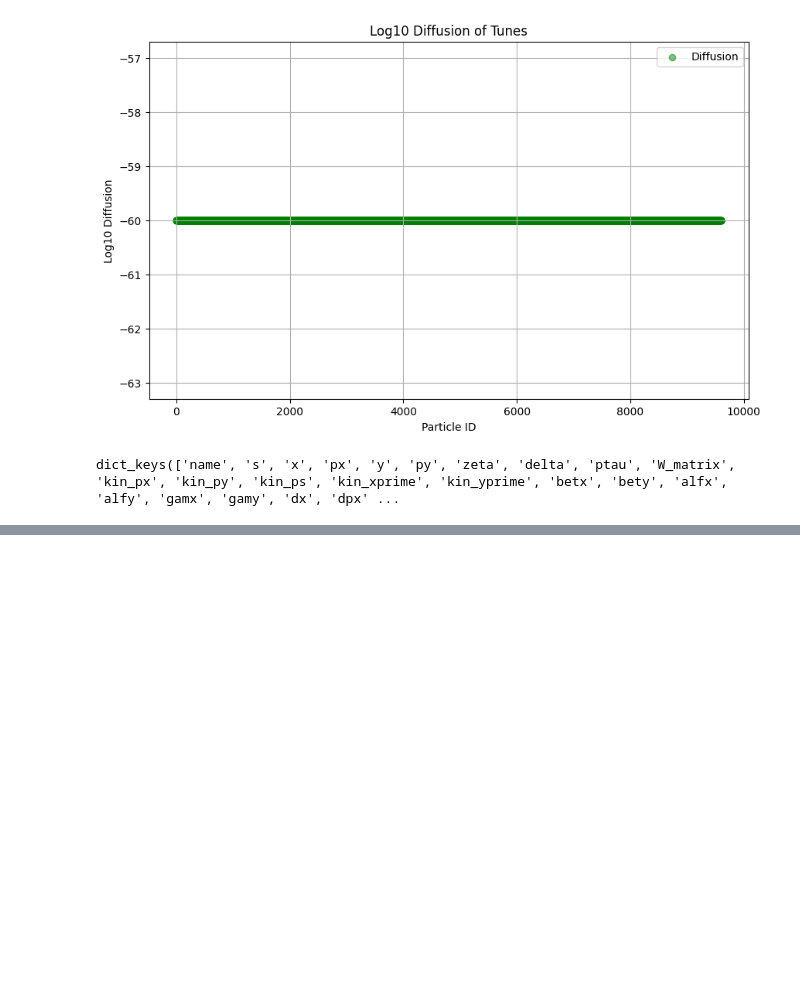
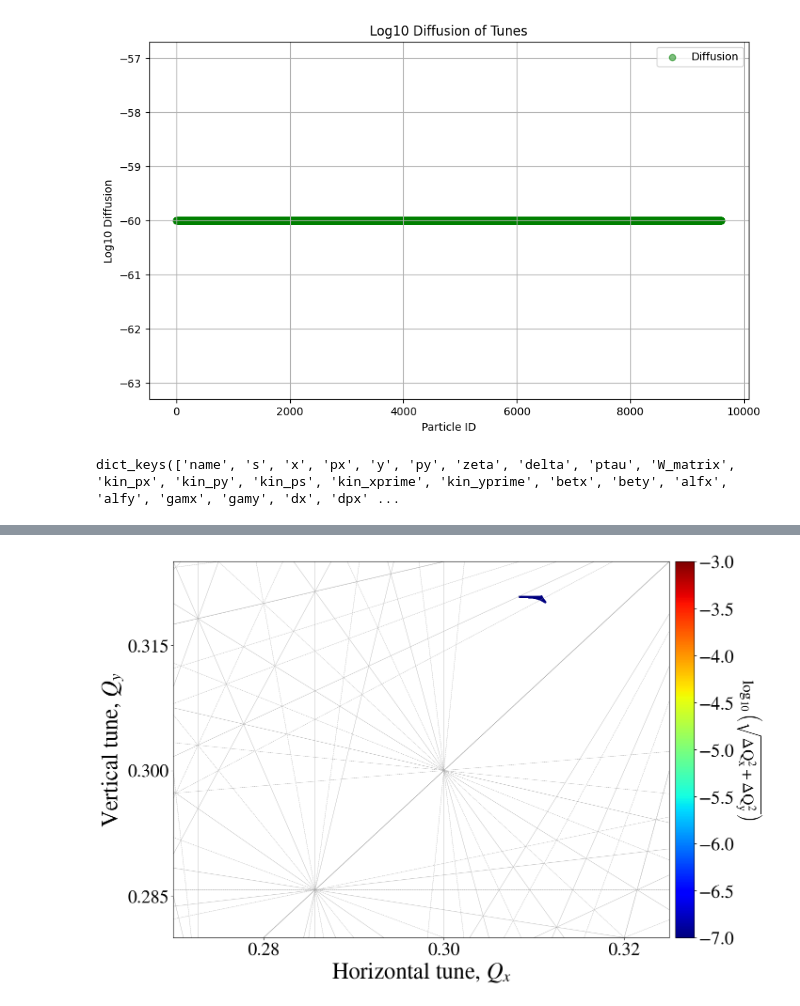
Before and after one commit to aradosla/example_DA_study, a Jupyter notebook: studies/my_scripts/Frequency map.ipynb, the cells around one changed output, grey strips where cells are left out. Cells and saved outputs as stored; diff of their text form; code cells hidden in the pictures; blank space fills up the shorter version.

```diff
--- a/studies/my_scripts/Frequency map.ipynb
+++ b/studies/my_scripts/Frequency map.ipynb
@@ -13,7 +13,7 @@ import nafflib as NAFFlib
 # %%
 
 #collider = xt.Multiline.from_json('/afs/cern.ch/work/a/aradosla/private/example_DA_study/studies/scans/example_tunescan/base_collider/collider.json')
-collider = xt.Multiline.from_json('/afs/cern.ch/work/a/aradosla/private/example_DA_study/studies/scans/example_tunescan/base_collider/xtrack_0000/collider_final.json')
+collider = xt.Multiline.from_json('/afs/cern.ch/work/a/aradosla/private/example_DA_study_mine/master_study/scans/example_tunescan/base_collider/collider/collider.json')
 # %% [output]
 Done loading line from dict.
 Done loading line from dict.
@@ -153,0 +409,16 @@ tw.qx
+# %%
+fig, ax = plt.subplots()
+plt.scatter(dff['qx1'],dff['qy1'], s=3, edgecolors=None, c=dff['diffusion'], vmin=-7, vmax=-3,cmap='jet')
+plt.xlim(0.27, 0.325 )
+plt.ylim(0.28, 0.325)
+ax.yaxis.set_major_locator(plt.MaxNLocator(3))
+ax.xaxis.set_major_locator(plt.MaxNLocator(3))
+plt.xlabel(r"Horizontal tune, $Q_x$")
+plt.ylabel(r"Vertical tune, $Q_y$")
+cbar=plt.colorbar(pad=0.01)
+cbar.set_label(r'$\rm \log_{10}\left({\sqrt{\Delta Q_x^2 + \Delta Q_y^2}}\right)$',labelpad=45,rotation=270, fontsize=24)
+#ootprint.lw_mine=0.5
+lw_mine = 0.5
+plot_res_upto_order(12,c1 = 'darkgrey', c2 = 'darkgrey',c3='r',annotate=False)
+# %% [output]
+[figure, added]
```
Also changed, not shown: parts of 2 cells of this notebook, 5 other files.
